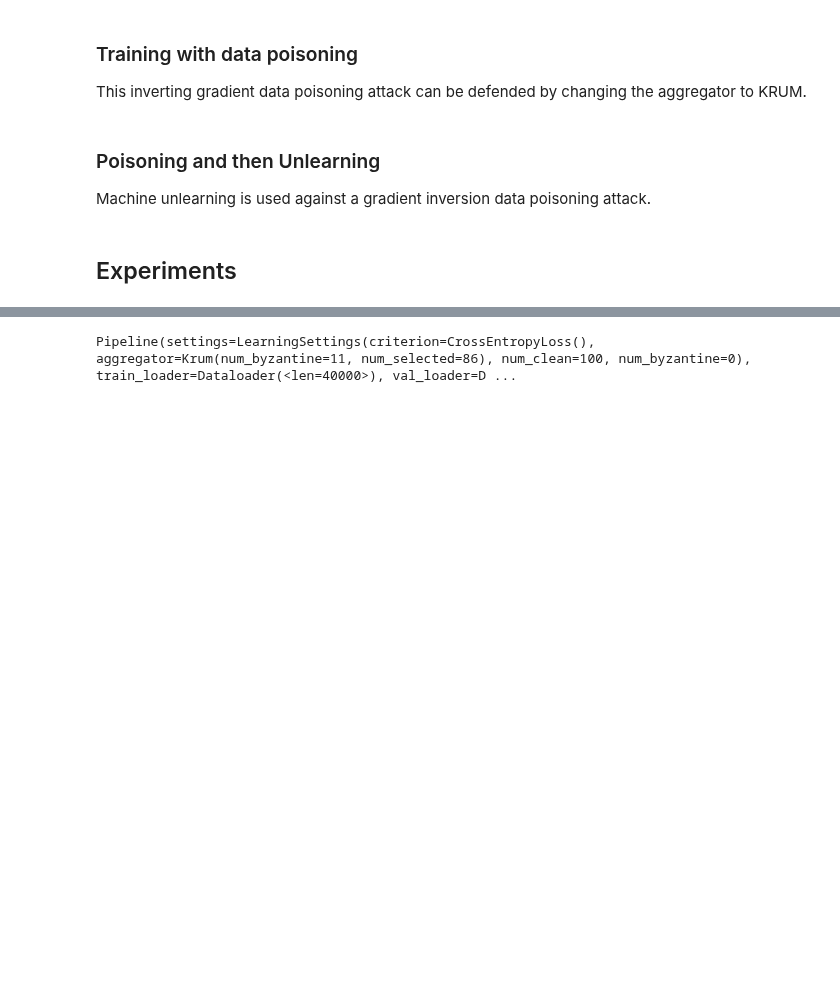
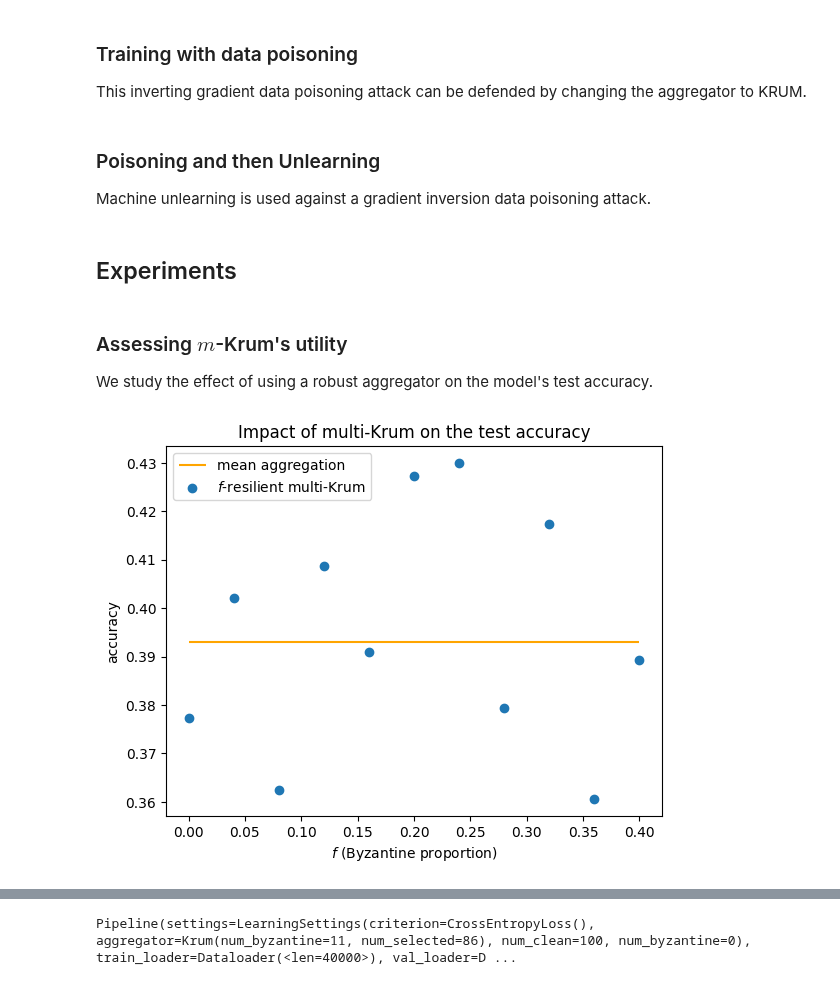
Before and after one commit to AI-Safety-X2023/playground, a Jupyter notebook: implementations/projects/poisoning/inverting_gradient_attack_cookbook.ipynb, the cells around one changed output, grey strips where cells are left out. Drawn from its saved outputs; the diff is of its cells as text; code cells hidden in the pictures; blank space fills up the shorter version.

Commit message:
Krum assessment

```diff
--- a/implementations/projects/poisoning/inverting_gradient_attack_cookbook.ipynb
+++ b/implementations/projects/poisoning/inverting_gradient_attack_cookbook.ipynb
@@ -68,7 +69,7 @@ Loading CIFAR-10
 (40000, 5000, 5000, 10000)
 # %%
 train_loader = DataLoader(training_data, batch_size, drop_last=True)
-test_loader = DataLoader(training_data, batch_size, drop_last=True)
+test_loader = DataLoader(test_data, batch_size, drop_last=True)
 val_loader = DataLoader(val_data, batch_size, drop_last=True)
 aux_loader = DataLoader(aux_data, batch_size, drop_last=True)
 # %% [markdown]
@@ -277,3 +278,7 @@ def poison_and_unlearn(
     )
 # %% [markdown]
 ## Experiments
+# %% [markdown]
+### Assessing $m$-Krum's utility
+
+We study the effect of using a robust aggregator on the model's test accuracy.
@@ -279,0 +318,19 @@ def poison_and_unlearn(
+# %%
+base_acc, x_f_y_acc = assess_krum(ShuffleNetV2)
+# %%
+def display_krum_assessment(base_acc: float, x_f_y_acc: pd.DataFrame):
+    # TODO: error bars + statistical test
+    x_f = x_f_y_acc['f']
+    y_accuracy = x_f_y_acc['accuracy']
+    plt.hlines(base_acc, min(x_f), max(x_f), label="mean aggregation", colors='orange')
+
+    plt.scatter(x_f, y_accuracy, label=r"$f$-resilient multi-Krum")
+    plt.xlabel(r"$f$ (Byzantine proportion)")
+    plt.ylabel(r"accuracy")
+    plt.legend(loc="upper left")
+    plt.title(r"Impact of multi-Krum on the test accuracy")
+    plt.show()
+
+display_krum_assessment(base_acc, x_f_y_acc)
+# %% [output]
+[figure, added]
```
Also changed, not shown: parts of 12 cells of this notebook.
